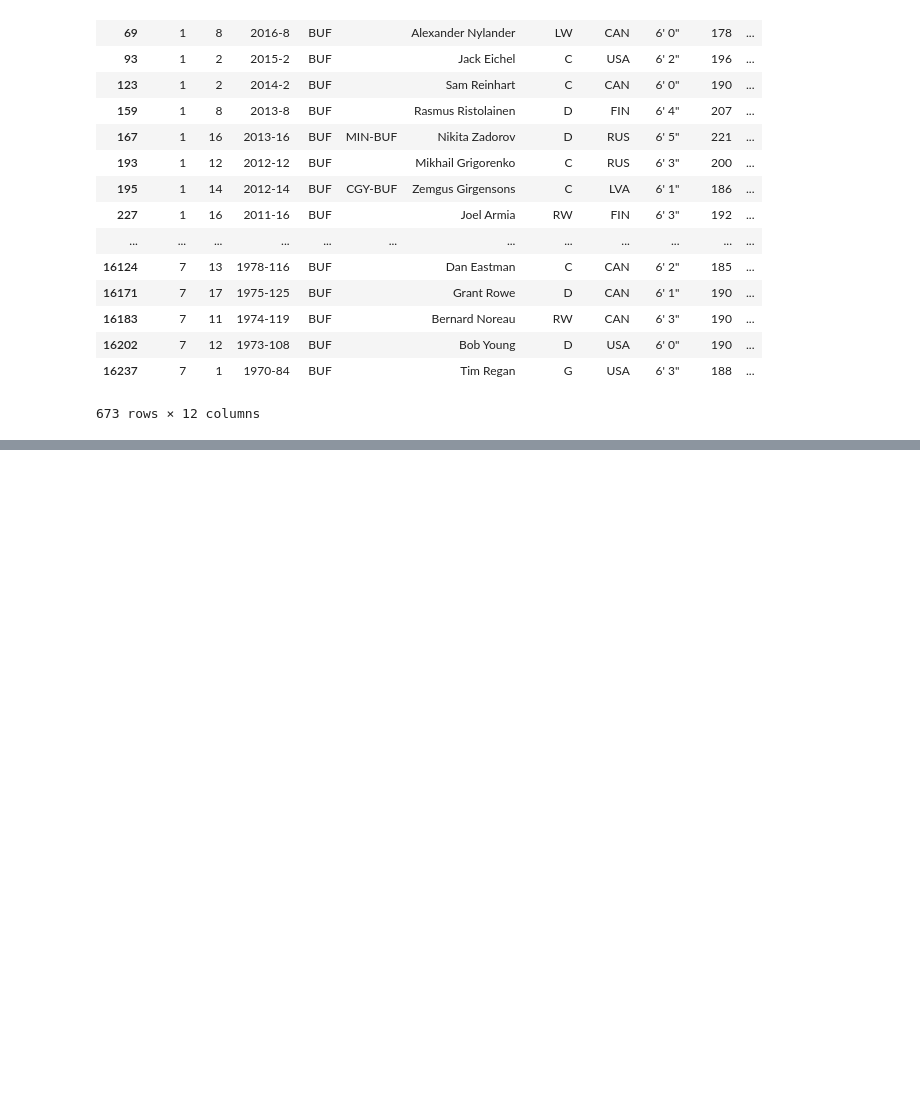
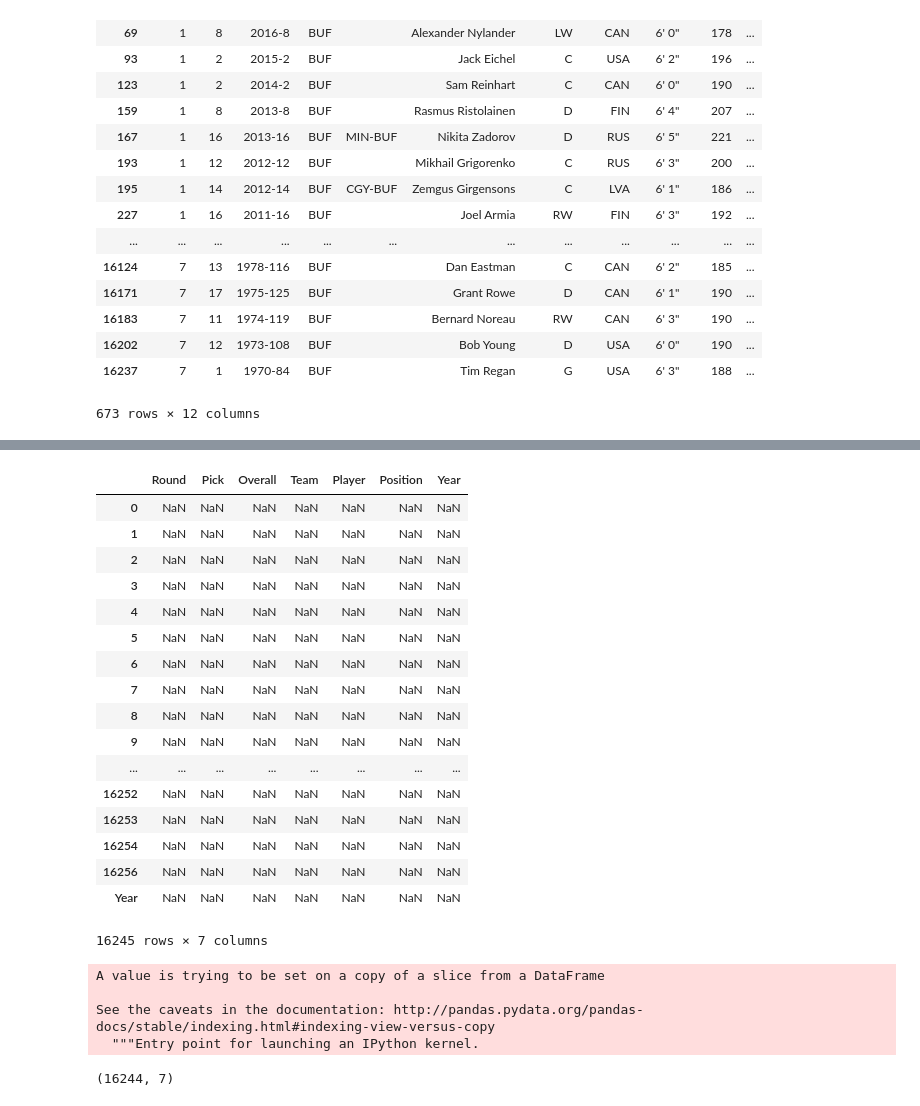
Before and after one commit to AustinMadert/hockey_data_performance, a Jupyter notebook: capstone_project1/Cleaning Data From Mongo.ipynb, the cells around one changed output, grey strips where cells are left out. Cells and saved outputs as stored; diff of their text form; code cells hidden in the pictures; blank space fills up the shorter version.

```diff
--- a/capstone_project1/Cleaning Data From Mongo.ipynb
+++ b/capstone_project1/Cleaning Data From Mongo.ipynb
@@ -244,0 +264,4 @@ dftypes[dftypes['Team'] == 'BUF']
+# %%
+def yearsplit(s):
+    lst = str(s).split('-')
+    return lst[0]
@@ -244,0 +297,32 @@ dftypes[dftypes['Team'] == 'BUF']
+# %%
+reduced[reduced.isnull() == True]
+# %% [output]
+|  | Round | Pick | Overall | Team | Player | Position | Year |
+| 0 | NaN | NaN | NaN | NaN | NaN | NaN | NaN |
+| 1 | NaN | NaN | NaN | NaN | NaN | NaN | NaN |
+| 2 | NaN | NaN | NaN | NaN | NaN | NaN | NaN |
+| 3 | NaN | NaN | NaN | NaN | NaN | NaN | NaN |
+| 4 | NaN | NaN | NaN | NaN | NaN | NaN | NaN |
+| 5 | NaN | NaN | NaN | NaN | NaN | NaN | NaN |
+| 6 | NaN | NaN | NaN | NaN | NaN | NaN | NaN |
+| 7 | NaN | NaN | NaN | NaN | NaN | NaN | NaN |
+| 8 | NaN | NaN | NaN | NaN | NaN | NaN | NaN |
+| 9 | NaN | NaN | NaN | NaN | NaN | NaN | NaN |
+| ... | ... | ... | ... | ... | ... | ... | ... |
+| 16252 | NaN | NaN | NaN | NaN | NaN | NaN | NaN |
+| 16253 | NaN | NaN | NaN | NaN | NaN | NaN | NaN |
+| 16254 | NaN | NaN | NaN | NaN | NaN | NaN | NaN |
+| 16256 | NaN | NaN | NaN | NaN | NaN | NaN | NaN |
+| Year | NaN | NaN | NaN | NaN | NaN | NaN | NaN |
+16245 rows × 7 columns
+# %%
+reduced.dropna(inplace=True)
+# %% [output]
+A value is trying to be set on a copy of a slice from a DataFrame
+
+See the caveats in the documentation: http://pandas.pydata.org/pandas-docs/stable/indexing.html#indexing-view-versus-copy
+  """Entry point for launching an IPython kernel.
+# %%
+reduced.shape
+# %% [output]
+(16244, 7)
```
Also changed, not shown: parts of 9 cells of this notebook.
